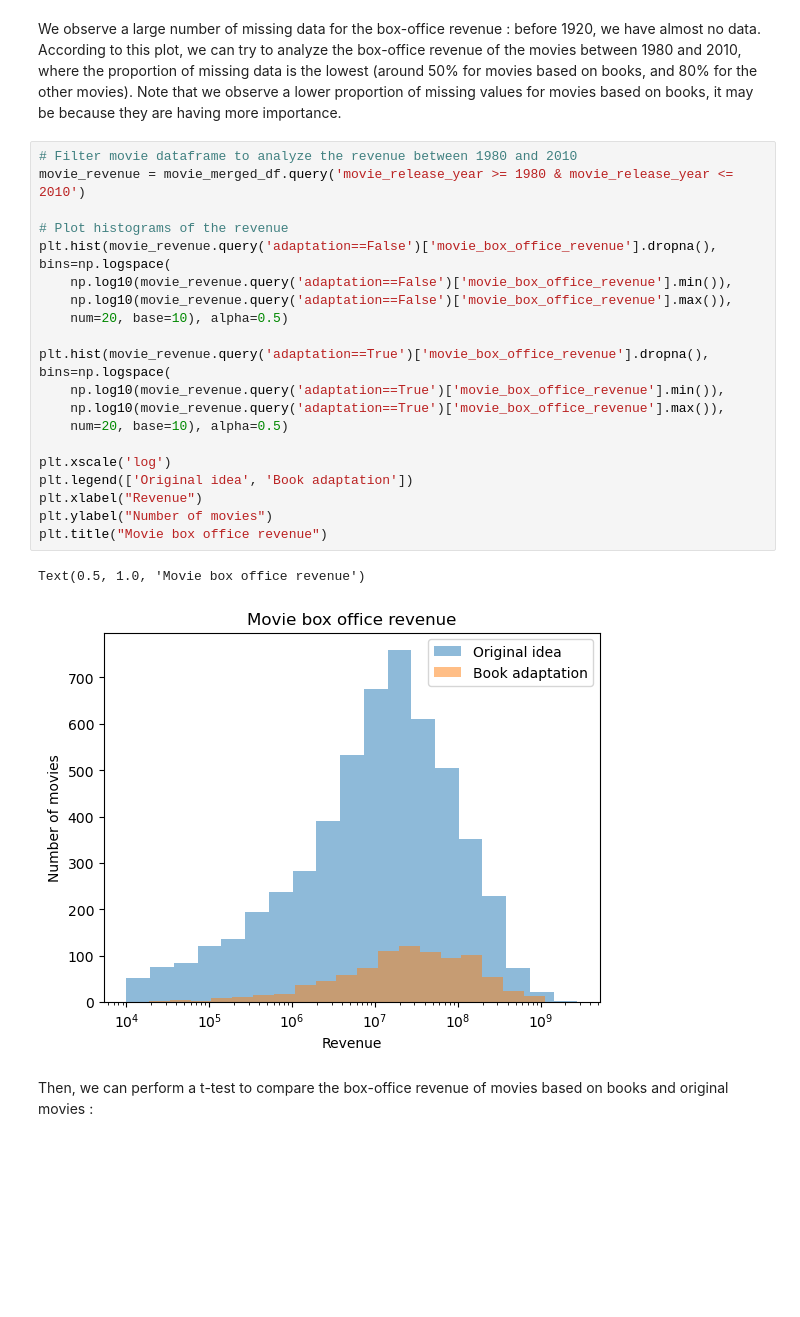
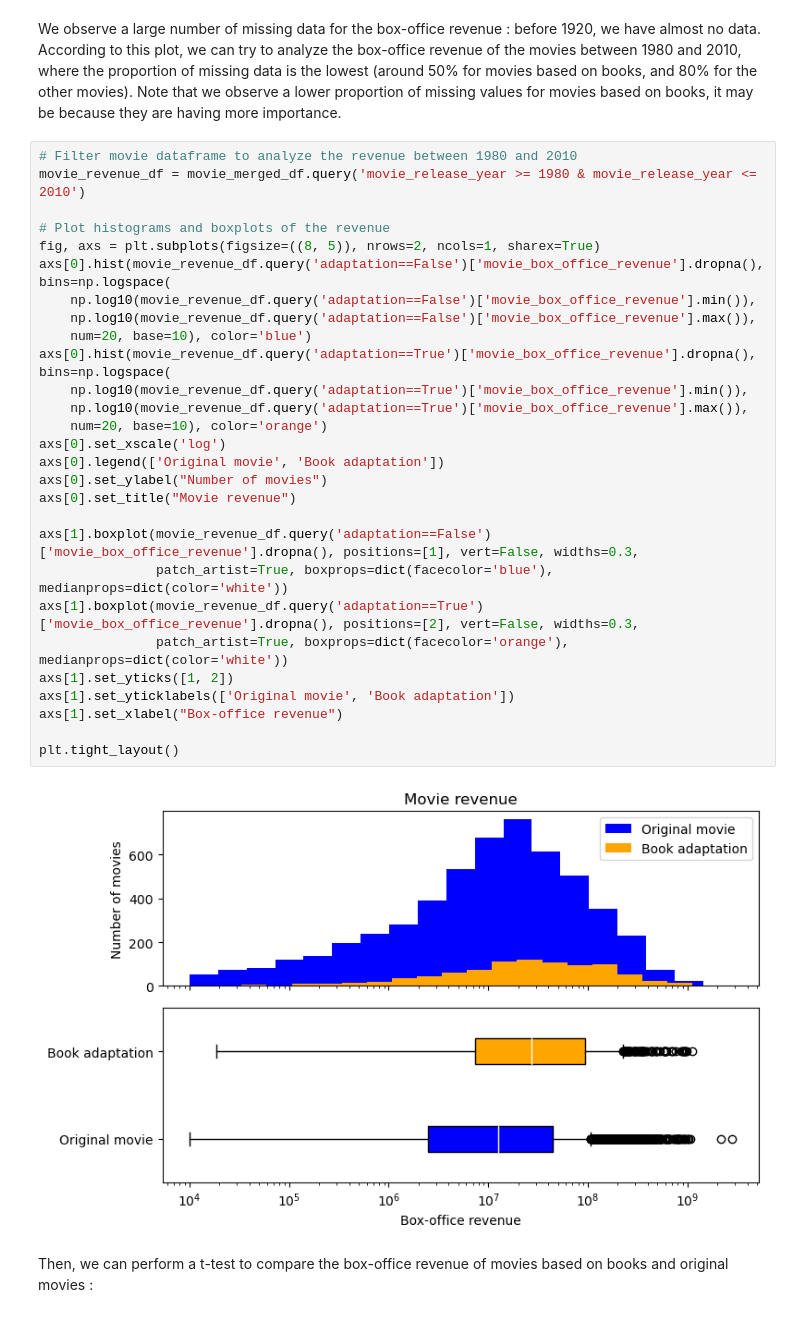
Before and after one commit to epfl-ada/ada-2023-project-team0110, a Jupyter notebook: milestone2.ipynb, the cells around one changed output. Saved outputs shown, nothing was run; the diff lists cells and outputs as text; blank space fills up the shorter version.

Commit message:
new plots

```diff
--- a/milestone2.ipynb
+++ b/milestone2.ipynb
@@ -123,27 +123,34 @@ plt.grid()
 We observe a large number of missing data for the box-office revenue : before 1920, we have almost no data. According to this plot, we can try to analyze the box-office revenue of the movies between 1980 and 2010, where the proportion of missing data is the lowest (around 50% for movies based on books, and 80% for the other movies). Note that we observe a lower proportion of missing values for movies based on books, it may be because they are having more importance.
 # %%
 # Filter movie dataframe to analyze the revenue between 1980 and 2010
-movie_revenue = movie_merged_df.query('movie_release_year >= 1980 & movie_release_year <= 2010')
+movie_revenue_df = movie_merged_df.query('movie_release_year >= 1980 & movie_release_year <= 2010')
 
-# Plot histograms of the revenue
-plt.hist(movie_revenue.query('adaptation==False')['movie_box_office_revenue'].dropna(), bins=np.logspace(
-    np.log10(movie_revenue.query('adaptation==False')['movie_box_office_revenue'].min()),
-    np.log10(movie_revenue.query('adaptation==False')['movie_box_office_revenue'].max()),
-    num=20, base=10), alpha=0.5)
+# Plot histograms and boxplots of the revenue
+fig, axs = plt.subplots(figsize=((8, 5)), nrows=2, ncols=1, sharex=True)
+axs[0].hist(movie_revenue_df.query('adaptation==False')['movie_box_office_revenue'].dropna(), bins=np.logspace(
+    np.log10(movie_revenue_df.query('adaptation==False')['movie_box_office_revenue'].min()),
+    np.log10(movie_revenue_df.query('adaptation==False')['movie_box_office_revenue'].max()),
+    num=20, base=10), color='blue')
+axs[0].hist(movie_revenue_df.query('adaptation==True')['movie_box_office_revenue'].dropna(), bins=np.logspace(
+    np.log10(movie_revenue_df.query('adaptation==True')['movie_box_office_revenue'].min()),
+    np.log10(movie_revenue_df.query('adaptation==True')['movie_box_office_revenue'].max()),
+    num=20, base=10), color='orange')
+axs[0].set_xscale('log')
+axs[0].legend(['Original movie', 'Book adaptation'])
+axs[0].set_ylabel("Number of movies")
+axs[0].set_title("Movie revenue")
 
-plt.hist(movie_revenue.query('adaptation==True')['movie_box_office_revenue'].dropna(), bins=np.logspace(
-    np.log10(movie_revenue.query('adaptation==True')['movie_box_office_revenue'].min()),
-    np.log10(movie_revenue.query('adaptation==True')['movie_box_office_revenue'].max()),
-    num=20, base=10), alpha=0.5)
+axs[1].boxplot(movie_revenue_df.query('adaptation==False')['movie_box_office_revenue'].dropna(), positions=[1], vert=False, widths=0.3,
+               patch_artist=True, boxprops=dict(facecolor='blue'), medianprops=dict(color='white'))
+axs[1].boxplot(movie_revenue_df.query('adaptation==True')['movie_box_office_revenue'].dropna(), positions=[2], vert=False, widths=0.3,
+               patch_artist=True, boxprops=dict(facecolor='orange'), medianprops=dict(color='white'))
+axs[1].set_yticks([1, 2])
+axs[1].set_yticklabels(['Original movie', 'Book adaptation'])
+axs[1].set_xlabel("Box-office revenue")
 
-plt.xscale('log')
-plt.legend(['Original idea', 'Book adaptation'])
-plt.xlabel("Revenue")
-plt.ylabel("Number of movies")
-plt.title("Movie box office revenue")
+plt.tight_layout()
 # %% [output]
-Text(0.5, 1.0, 'Movie box office revenue')
-[figure, old version]
+[figure, new version]
 # %% [markdown]
 Then, we can perform a t-test to compare the box-office revenue of movies based on books and original movies :
 # %%
```
Also changed, not shown: parts of 11 cells of this notebook, 2 other files.
